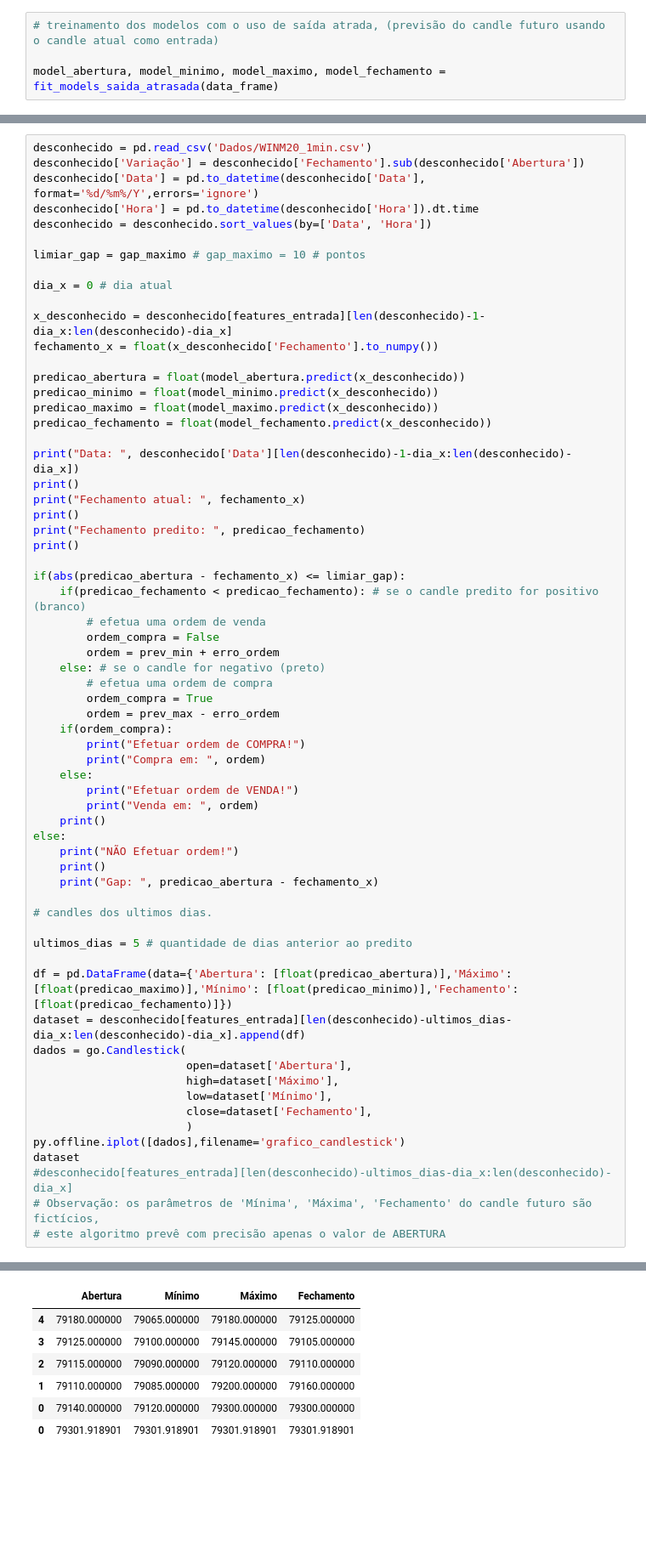
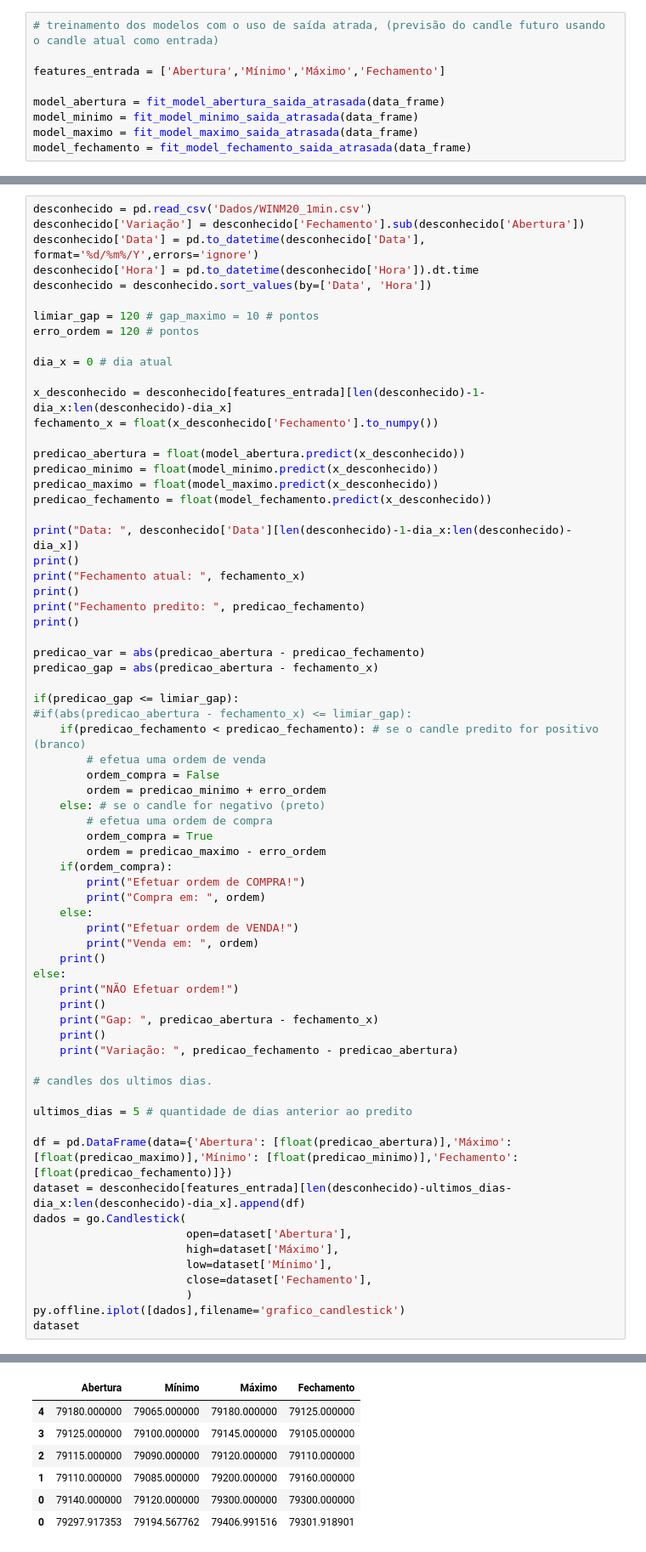
Before and after one commit to arthurmb98/Trade, a Jupyter notebook: linear_regression_trade.ipynb, the cells around one changed output, grey strips where cells are left out. Shown at 85% size. Saved outputs shown, nothing was run; the diff lists cells and outputs as text; blank space fills up the shorter version.

Commit message:
ajuste de erros

```diff
--- a/linear_regression_trade.ipynb
+++ b/linear_regression_trade.ipynb
@@ -190,5 +234,10 @@ data_frame.describe()
 # %%
 # treinamento dos modelos com o uso de saída atrada, (previsão do candle futuro usando o candle atual como entrada)
 
-model_abertura, model_minimo, model_maximo, model_fechamento = fit_models_saida_atrasada(data_frame)
+features_entrada = ['Abertura','Mínimo','Máximo','Fechamento']
+
+model_abertura = fit_model_abertura_saida_atrasada(data_frame)
+model_minimo = fit_model_minimo_saida_atrasada(data_frame)
+model_maximo = fit_model_maximo_saida_atrasada(data_frame)
+model_fechamento = fit_model_fechamento_saida_atrasada(data_frame)
 # %% [output]
@@ -335,7 +423,8 @@ desconhecido['Data'] = pd.to_datetime(desconhecido['Data'], format='%d/%m%/Y',er
 desconhecido['Hora'] = pd.to_datetime(desconhecido['Hora']).dt.time
 desconhecido = desconhecido.sort_values(by=['Data', 'Hora'])
 
-limiar_gap = gap_maximo # gap_maximo = 10 # pontos
+limiar_gap = 120 # gap_maximo = 10 # pontos
+erro_ordem = 120 # pontos
 
 dia_x = 0 # dia atual
 
@@ -354,15 +443,19 @@ print()
 print("Fechamento predito: ", predicao_fechamento)
 print()
 
-if(abs(predicao_abertura - fechamento_x) <= limiar_gap):
+predicao_var = abs(predicao_abertura - predicao_fechamento)
+predicao_gap = abs(predicao_abertura - fechamento_x)
+
+if(predicao_gap <= limiar_gap):
+#if(abs(predicao_abertura - fechamento_x) <= limiar_gap):
     if(predicao_fechamento < predicao_fechamento): # se o candle predito for positivo (branco)
         # efetua uma ordem de venda
         ordem_compra = False
-        ordem = prev_min + erro_ordem
+        ordem = predicao_minimo + erro_ordem
     else: # se o candle for negativo (preto)
         # efetua uma ordem de compra
         ordem_compra = True
-        ordem = prev_max - erro_ordem
+        ordem = predicao_maximo - erro_ordem
     if(ordem_compra):
         print("Efetuar ordem de COMPRA!")
         print("Compra em: ", ordem)
@@ -374,6 +467,8 @@ else:
     print("NÃO Efetuar ordem!")
     print()
     print("Gap: ", predicao_abertura - fechamento_x)
+    print()
+    print("Variação: ", predicao_fechamento - predicao_abertura)
 
 # candles dos ultimos dias.
 
@@ -389,9 +484,6 @@ dados = go.Candlestick(
                        )
 py.offline.iplot([dados],filename='grafico_candlestick')
 dataset
-#desconhecido[features_entrada][len(desconhecido)-ultimos_dias-dia_x:len(desconhecido)-dia_x]
-# Observação: os parâmetros de 'Mínima', 'Máxima', 'Fechamento' do candle futuro são fictícios,
-# este algoritmo prevê com precisão apenas o valor de ABERTURA
 # %% [output]
 Data:  0    17/04/2020
 Name: Data, dtype: object
@@ -405,8 +497,8 @@ Compra em:  [[79080.32887049]]
 [interactive output not drawn]
 |  | Abertura | Mínimo | Máximo | Fechamento |
 | 4 | 79180.000000 | 79065.000000 | 79180.000000 | 79125.000000 |
 | 3 | 79125.000000 | 79100.000000 | 79145.000000 | 79105.000000 |
 | 2 | 79115.000000 | 79090.000000 | 79120.000000 | 79110.000000 |
 | 1 | 79110.000000 | 79085.000000 | 79200.000000 | 79160.000000 |
 | 0 | 79140.000000 | 79120.000000 | 79300.000000 | 79300.000000 |
-| 0 | 79301.918901 | 79301.918901 | 79301.918901 | 79301.918901 |
+| 0 | 79297.917353 | 79194.567762 | 79406.991516 | 79301.918901 |
```
Also changed, not shown: parts of 5 cells of this notebook.
